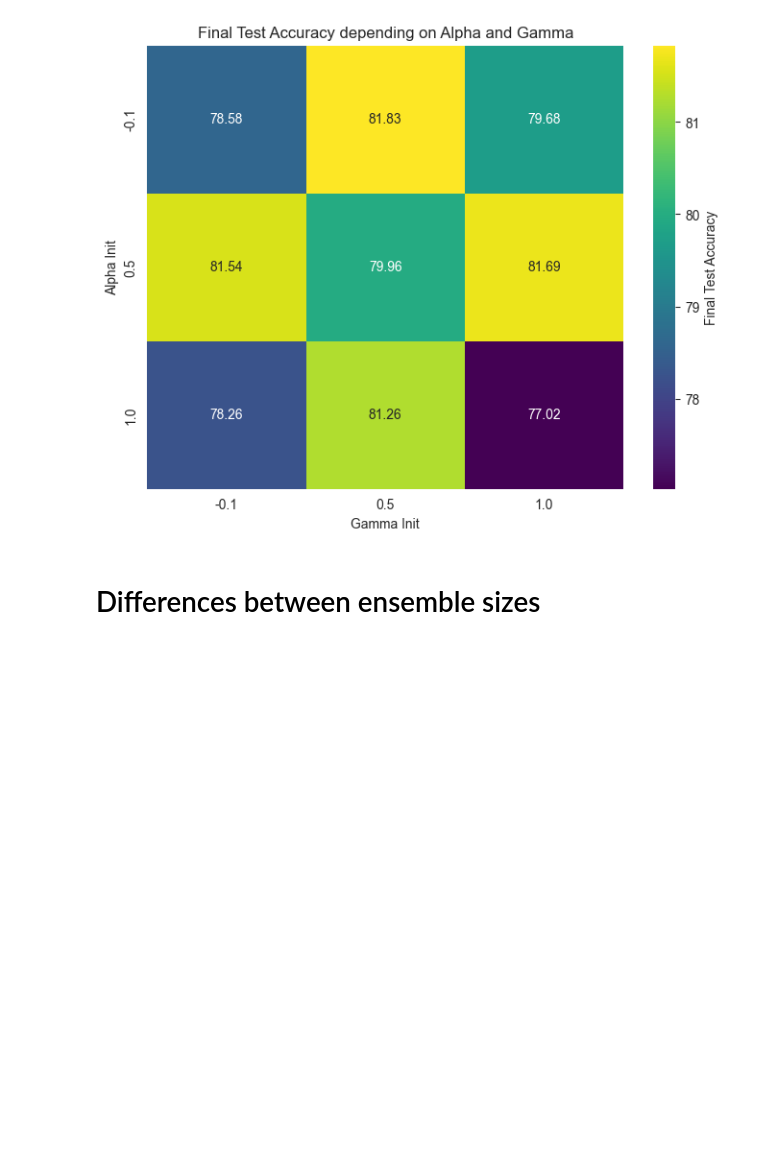
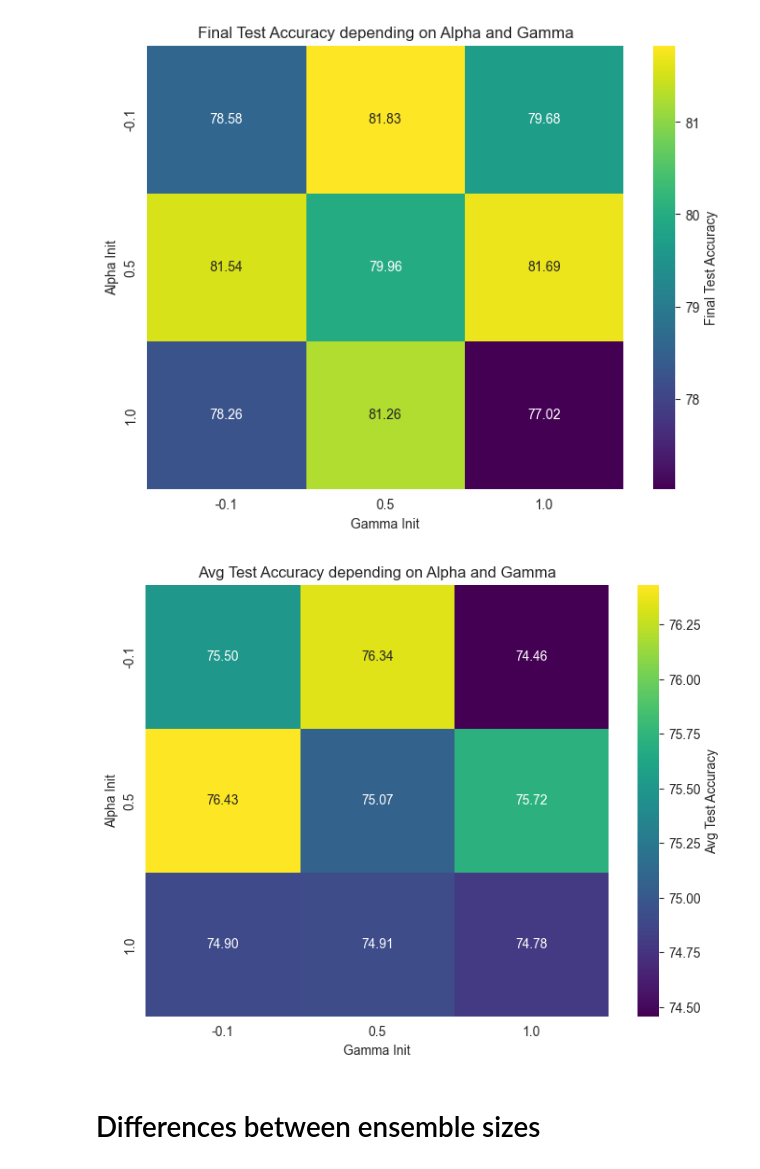
Before and after one commit to stefanielnz/P7_BatchEnsemble, a Jupyter notebook: code/CNN_Parameter_Testing.ipynb, the cells around one changed output. Cells and saved outputs as stored; diff of their text form; code cells hidden in the pictures; blank space fills up the shorter version.

Commit message:
plot with different parameter

```diff
--- a/code/CNN_Parameter_Testing.ipynb
+++ b/code/CNN_Parameter_Testing.ipynb
@@ -22,6 +22,28 @@ plt.ylabel("Alpha Init")
 plt.show()
 # %% [output]
 [figure]
+# %%
+# Importing necessary libraries
+import pandas as pd
+import seaborn as sns
+import matplotlib.pyplot as plt
+
+# Load the data
+file_path = "data/alpha_gamma_results.csv"
+data = pd.read_csv(file_path)
+
+# Correct the pivot syntax
+heatmap_data = data.pivot(index="alpha_init", columns="gamma_init", values="avg_test_accuracy")
+
+# Create the heatmap again with corrected data preparation
+plt.figure(figsize=(8, 6))
+sns.heatmap(heatmap_data, annot=True, fmt=".2f", cmap="viridis", cbar_kws={'label': 'Avg Test Accuracy'})
+plt.title("Avg Test Accuracy depending on Alpha and Gamma")
+plt.xlabel("Gamma Init")
+plt.ylabel("Alpha Init")
+plt.show()
+# %% [output]
+[figure, added]
 # %% [markdown]
 # Differences between ensemble sizes
 # %%
```
Also changed, not shown: parts of 1 cell of this notebook.
